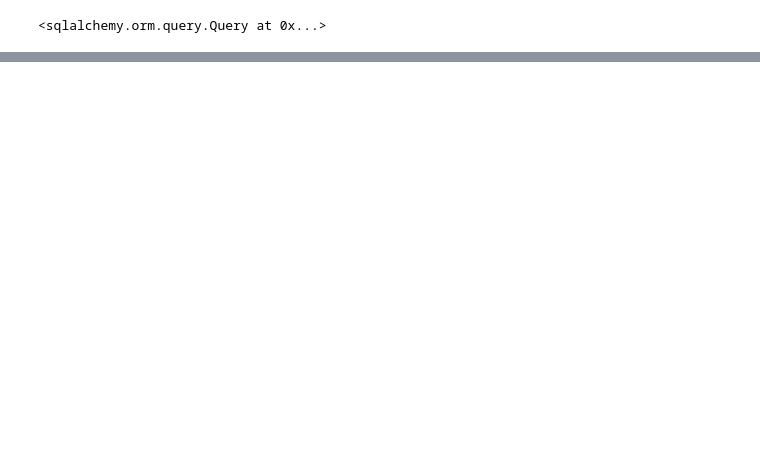
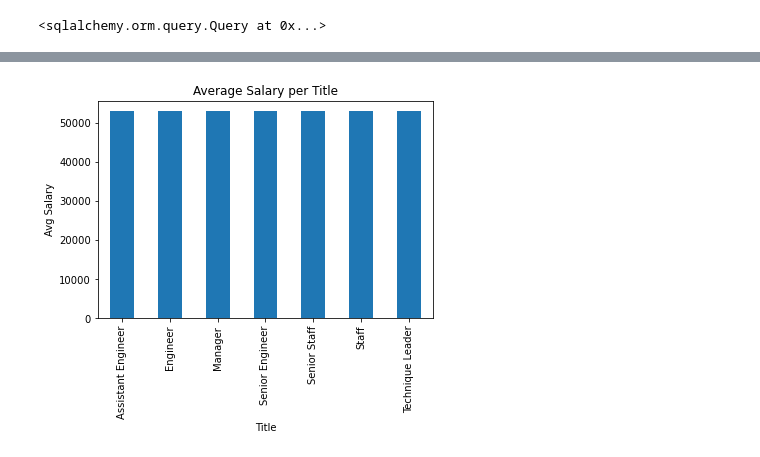
Before and after one commit to g8r1fl/sql-challenge, a Jupyter notebook: EmployeeSQL/bonus.ipynb, the cells around one changed output, grey strips where cells are left out. Saved outputs shown, nothing was run; the diff lists cells and outputs as text; code cells hidden in the pictures; blank space fills up the shorter version.

```diff
--- a/EmployeeSQL/bonus.ipynb
+++ b/EmployeeSQL/bonus.ipynb
@@ -135,6 +120,12 @@ plt.show()
 # %%
+# create new session for average salary by title chart
 session = Session(engine)
-salary_title = session.query(Titles.title, Employees.emp_no, Salaries.salary)
+salary_title = session.query(Titles.title, Salaries.salary)
 salary_title
 # %% [output]
 <sqlalchemy.orm.query.Query at 0x...>
+# %%
+salary_df = pd.DataFrame(salary_title, columns=['title','salary'])
+salary_df.set_index('title', inplace=True)
+# salary_df = salary_df['salary'].str.replace(",","").str.replace("$","").astype(float)
+salary_df.head(25)
@@ -140,0 +151,3 @@ salary_title
+# %%
+# remove & and ',' from salary columns and convert to float from string
+salary_df = salary_df['salary'].str.replace(",","").str.replace("$","").astype(float)
@@ -140,0 +164,12 @@ salary_title
+# %%
+avg_salary = salary_df.groupby(by='title', axis=0).mean()
+# %%
+avg_salary.plot.bar()
+# plt.tight_layout()
+plt.title('Average Salary per Title')
+plt.xlabel("Title")
+plt.ylabel("Avg Salary")
+plt.savefig("avg_salary.png",bbox_inches='tight')
+plt.show()
+# %% [output]
+[figure, added]
```
Also changed, not shown: parts of 17 cells of this notebook, 15 other files.
